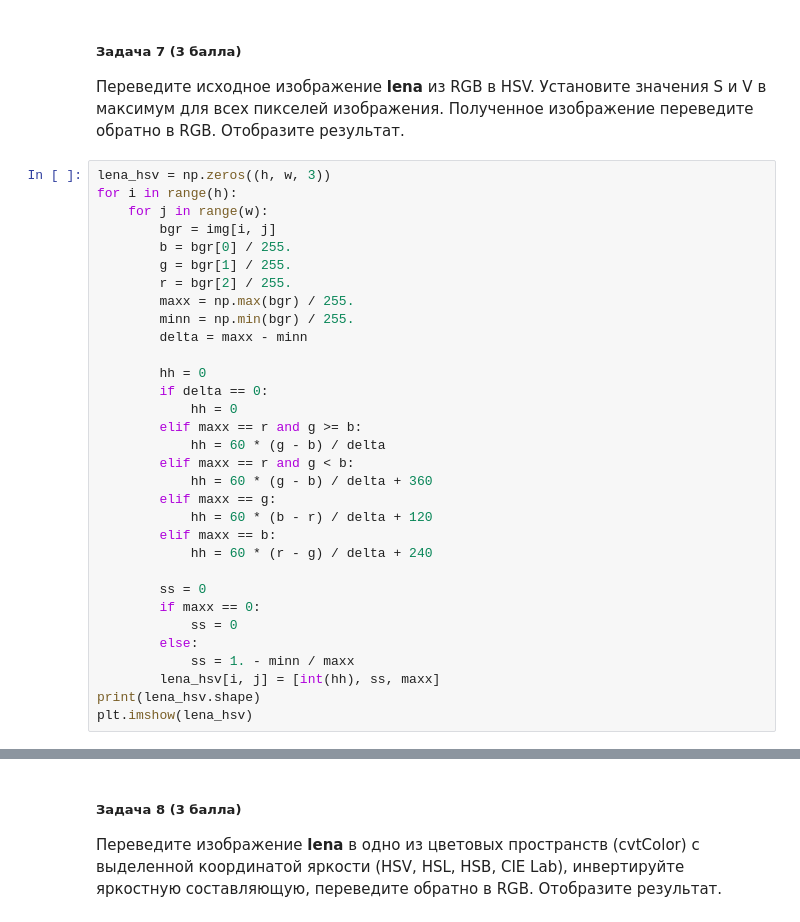
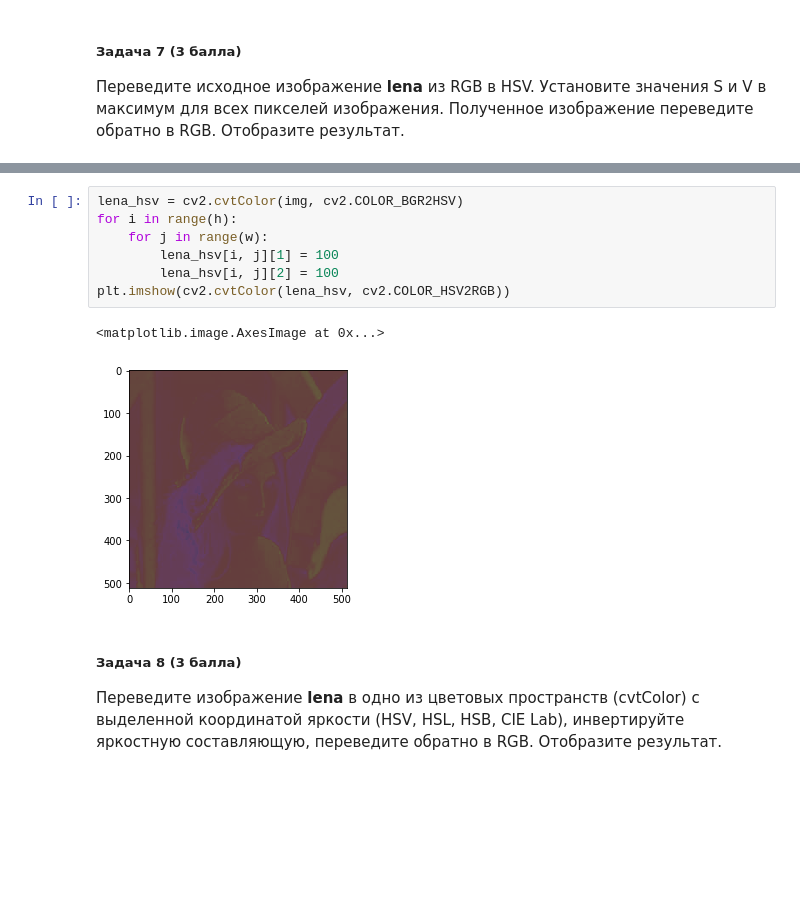
Before and after one commit to KatyaKos/image_analysis, a Jupyter notebook: hw1/hw1_hse_2019.ipynb, the cells around one changed output, grey strips where cells are left out. Drawn from its saved outputs; the diff is of its cells as text; blank space fills up the shorter version.

```diff
--- a/hw1/hw1_hse_2019.ipynb
+++ b/hw1/hw1_hse_2019.ipynb
@@ -120,35 +120,3 @@ plt.imshow(dif, cmap='gray')
 ##### Задача 7 (3 балла)
 
 Переведите исходное изображение **lena** из RGB в HSV. Установите значения S и V в максимум для всех пикселей изображения. Полученное изображение переведите обратно в RGB. Отобразите результат.
-# %%
-lena_hsv = np.zeros((h, w, 3))
-for i in range(h):
-    for j in range(w):
-        bgr = img[i, j]
-        b = bgr[0] / 255.
-        g = bgr[1] / 255.
-        r = bgr[2] / 255.
-        maxx = np.max(bgr) / 255.
-        minn = np.min(bgr) / 255.
-        delta = maxx - minn
-
-        hh = 0
-        if delta == 0:
-            hh = 0
-        elif maxx == r and g >= b:
-            hh = 60 * (g - b) / delta
-        elif maxx == r and g < b:
-            hh = 60 * (g - b) / delta + 360
-        elif maxx == g:
-            hh = 60 * (b - r) / delta + 120
-        elif maxx == b:
-            hh = 60 * (r - g) / delta + 240
-
-        ss = 0
-        if maxx == 0:
-            ss = 0
-        else:
-            ss = 1. - minn / maxx
-        lena_hsv[i, j] = [int(hh), ss, maxx]
-print(lena_hsv.shape)
-plt.imshow(lena_hsv)
@@ -193,3 +123,13 @@ plt.imshow(lena_rgb)
+# %%
+lena_hsv = cv2.cvtColor(img, cv2.COLOR_BGR2HSV)
+for i in range(h):
+    for j in range(w):
+        lena_hsv[i, j][1] = 100
+        lena_hsv[i, j][2] = 100
+plt.imshow(cv2.cvtColor(lena_hsv, cv2.COLOR_HSV2RGB))
+# %% [output]
+<matplotlib.image.AxesImage at 0x...>
+[figure, added]
 # %% [markdown]
 ##### Задача 8 (3 балла)
 Переведите изображение **lena** в одно из цветовых пространств (cvtColor) с выделенной координатой яркости (HSV, HSL, HSB, CIE Lab), инвертируйте яркостную составляющую, переведите обратно в RGB. Отобразите результат.
```
Also changed, not shown: parts of 8 cells of this notebook.
